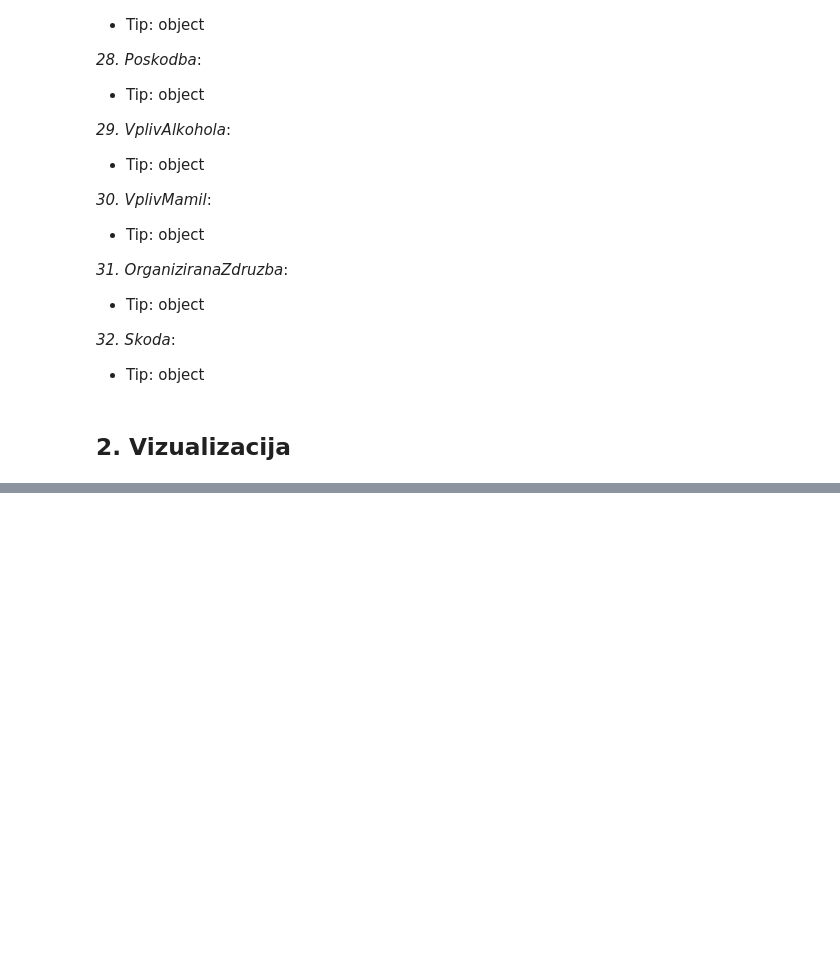
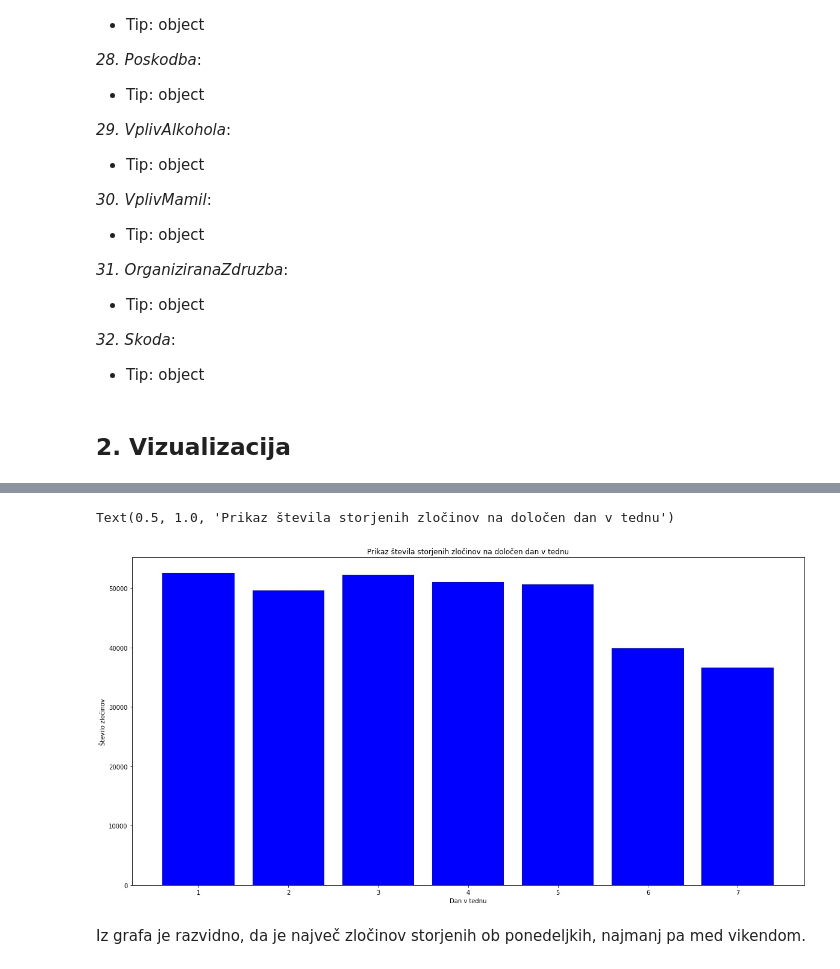
Before and after one commit to ncirar/PR21NCMSTK, a Jupyter notebook: code.ipynb, the cells around one changed output, grey strips where cells are left out. Drawn from its saved outputs; the diff is of its cells as text; code cells hidden in the pictures; blank space fills up the shorter version.

```diff
--- a/code.ipynb
+++ b/code.ipynb
@@ -299,0 +309,2 @@ Unikatne vrednosti:
+# %%
+df2 = df.to_numpy()
@@ -299,0 +313,11 @@ Unikatne vrednosti:
+# %%
+pojavitevDnevi = dict()
+for i in range(1, 8):
+    pojavitevDnevi[i] = 0
+
+for row in df2:
+    pojavitevDnevi[row[3]] += 1
+
+print("Število storjenih zločinov na določen dan v tednu:")
+for dan in pojavitevDnevi:
+    print(dan,":", pojavitevDnevi[dan])
@@ -299,0 +333,11 @@ Unikatne vrednosti:
+# %%
+plt.figure(figsize=(20,10))
+plt.bar(pojavitevDnevi.keys(), pojavitevDnevi.values(), color='b')
+plt.xlabel('Dan v tednu')
+plt.ylabel('Število zločinov')
+plt.title('Prikaz števila storjenih zločinov na določen dan v tednu')
+# %% [output]
+Text(0.5, 1.0, 'Prikaz števila storjenih zločinov na določen dan v tednu')
+[figure, added]
+# %% [markdown]
+Iz grafa je razvidno, da je največ zločinov storjenih ob ponedeljkih, najmanj pa med vikendom.
```
Also changed, not shown: parts of 3 cells of this notebook.
